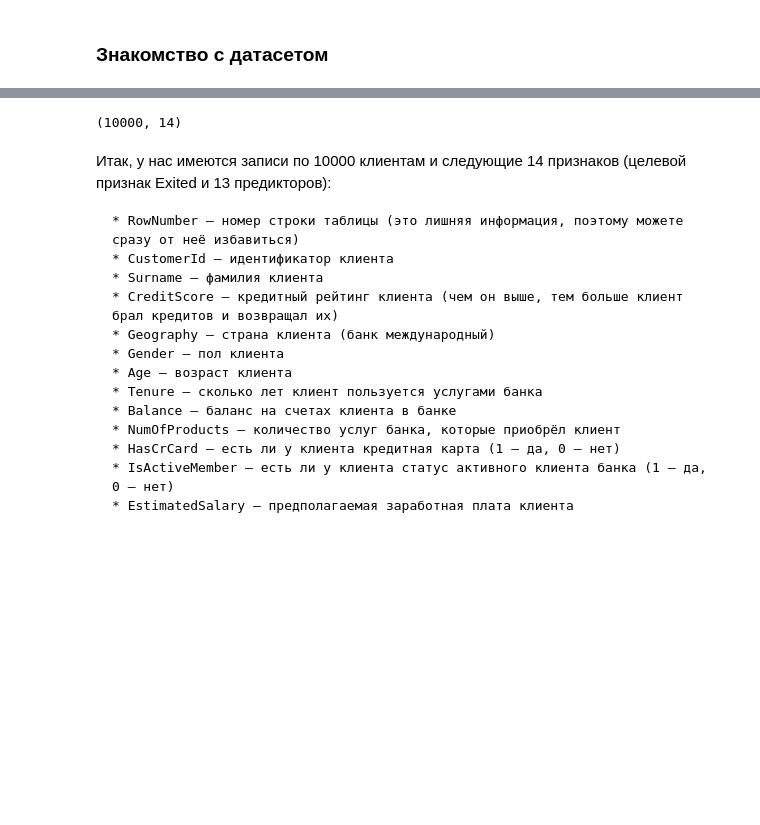
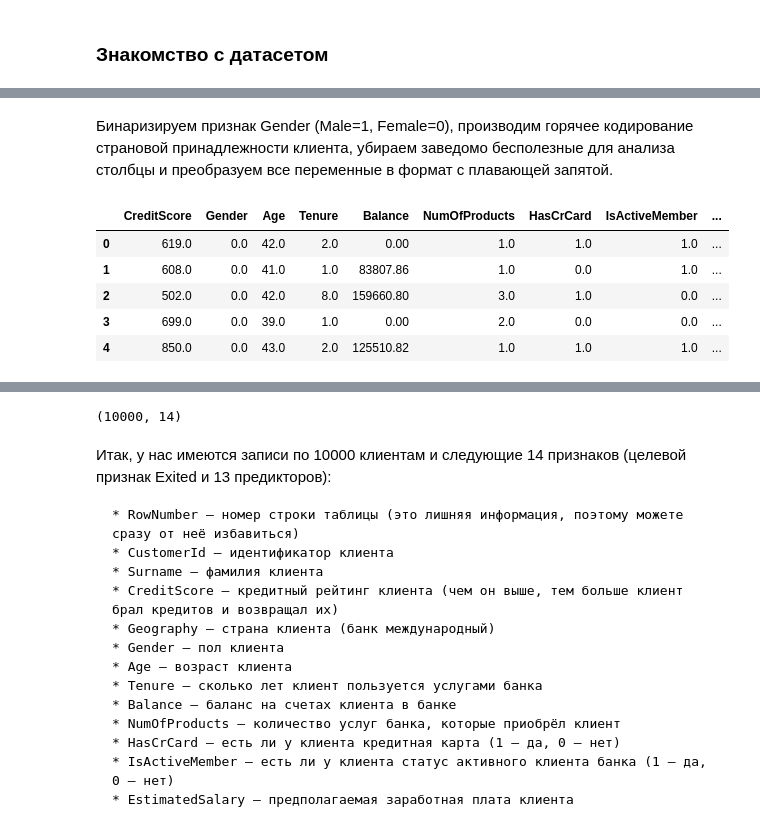
Before and after one commit to Raoufmamedov/various_studies, a Jupyter notebook: Churn study.ipynb, the cells around one changed output, grey strips where cells are left out. Cells and saved outputs as stored; diff of their text form; code cells hidden in the pictures; blank space fills up the shorter version.

```diff
--- a/Churn study.ipynb
+++ b/Churn study.ipynb
@@ -44,0 +79,13 @@ churn_df.head()
+# %% [markdown]
+Бинаризируем признак Gender (Male=1, Female=0), производим горячее кодирование страновой принадлежности клиента, убираем заведомо бесполезные для анализа столбцы и преобразуем все переменные в формат с плавающей запятой.
+# %%
+churn_df.Gender=churn_df.Gender=='Male'
+churn_df=pd.concat([churn_df, pd.get_dummies(churn_df['Geography'])], axis=1).drop(['Geography', 'Surname', 'CustomerId', 'RowNumber'], axis=1).astype(float)
+churn_df.head()
+# %% [output]
+|  | CreditScore | Gender | Age | Tenure | Balance | NumOfProducts | HasCrCard | IsActiveMember | ... |
+| 0 | 619.0 | 0.0 | 42.0 | 2.0 | 0.00 | 1.0 | 1.0 | 1.0 | ... |
+| 1 | 608.0 | 0.0 | 41.0 | 1.0 | 83807.86 | 1.0 | 0.0 | 1.0 | ... |
+| 2 | 502.0 | 0.0 | 42.0 | 8.0 | 159660.80 | 3.0 | 1.0 | 0.0 | ... |
+| 3 | 699.0 | 0.0 | 39.0 | 1.0 | 0.00 | 2.0 | 0.0 | 0.0 | ... |
+| 4 | 850.0 | 0.0 | 43.0 | 2.0 | 125510.82 | 1.0 | 1.0 | 1.0 | ... |
```
Also changed, not shown: parts of 17 cells of this notebook.
